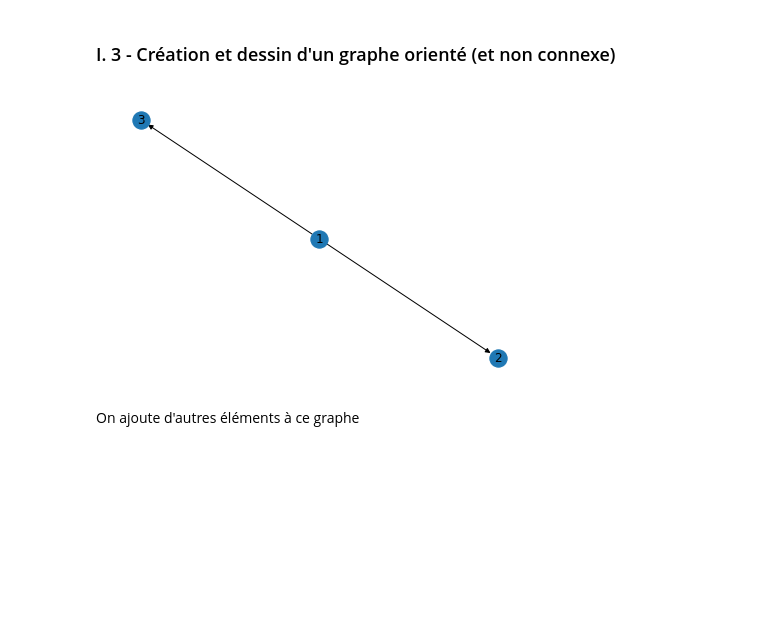
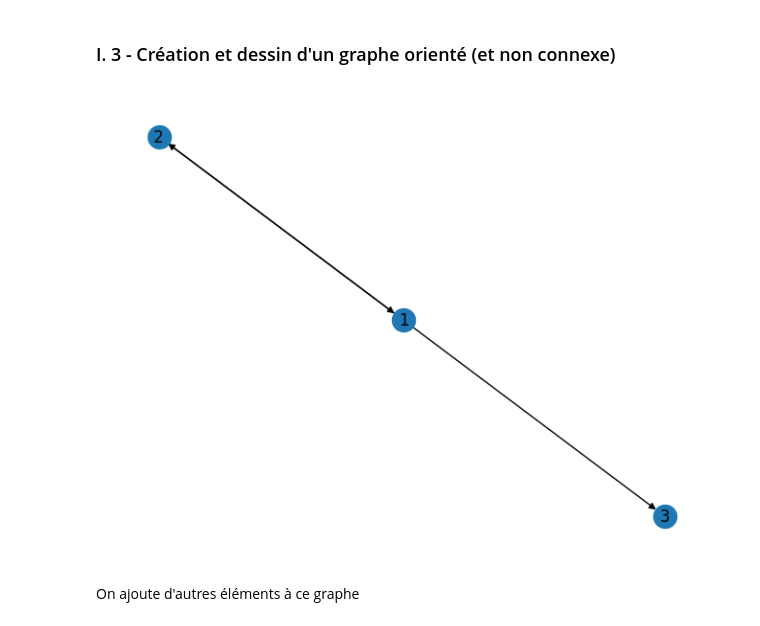
Before and after one commit to MatiasDuhalde/ECL-INF-Strategies, a Jupyter notebook: TD/Graphe/TD-Graphe-NetworkX.ipynb, the cells around one changed output. Saved outputs shown, nothing was run; the diff lists cells and outputs as text; code cells hidden in the pictures; blank space fills up the shorter version.

```diff
--- a/TD/Graphe/TD-Graphe-NetworkX.ipynb
+++ b/TD/Graphe/TD-Graphe-NetworkX.ipynb
@@ -45,10 +45,10 @@ N.B. : on constate une différence dans les 2 affichages dûe à la part aléato
 # %%
 graphe_oriente = nx.DiGraph()  # Digraph : Directed Graph
 graphe_oriente.add_edge(1, 2)  # Ajout d'une arête
-graphe_oriente.add_edges_from([(1, 2),(1,3)]) # Ajout d'une liste d'arêtes
+graphe_oriente.add_edges_from([(1, 2),(1,3),(2,1)]) # Ajout d'une liste d'arêtes
 nx.draw(graphe_oriente, with_labels=True)
 # %% [output]
-[figure, old version]
+[figure, new version]
 # %% [markdown]
 On ajoute d'autres éléments à ce graphe
 # %%
```
Also changed, not shown: parts of 43 cells of this notebook, 2 other files.
